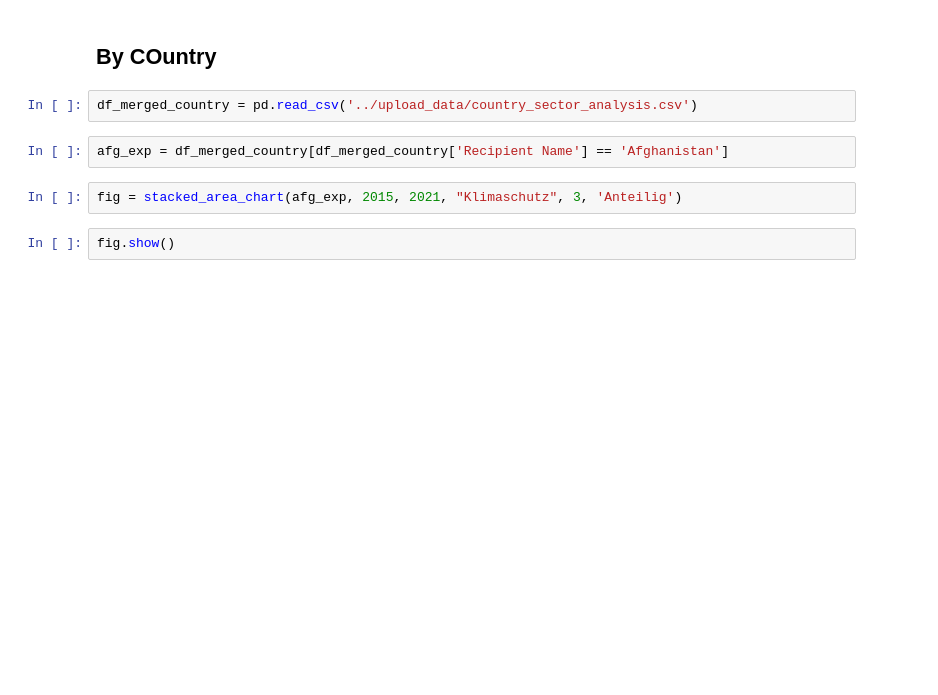
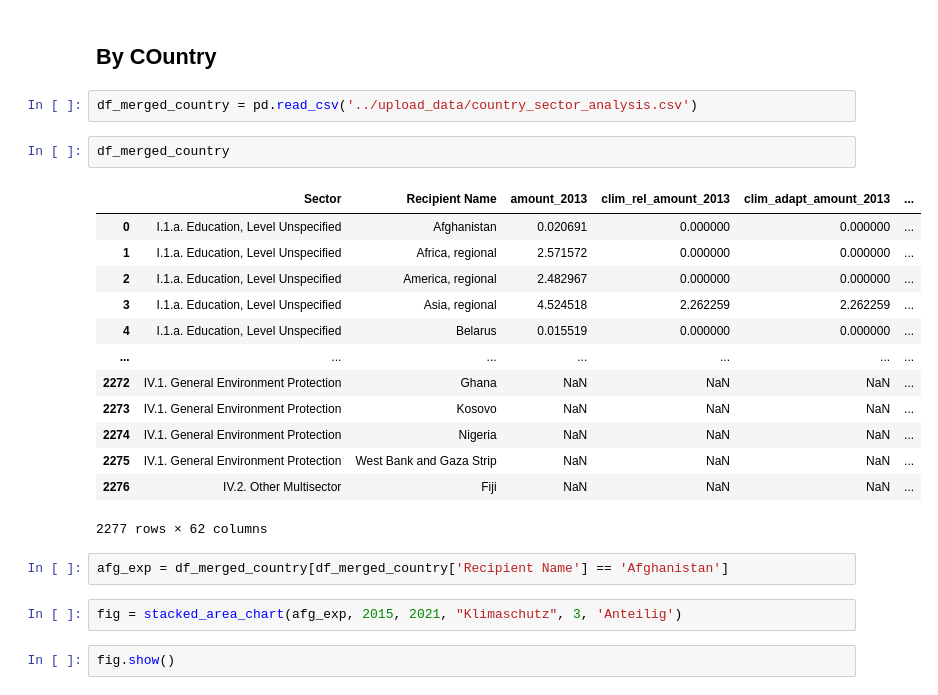
Before and after one commit to Samuel-Drewes/KlimaPortfolios, a Jupyter notebook: notebooks/clean.ipynb, the cells around one changed output. Cells and saved outputs as stored; diff of their text form; blank space fills up the shorter version.

```diff
--- a/notebooks/clean.ipynb
+++ b/notebooks/clean.ipynb
@@ -949,6 +949,22 @@ showfig.show()
 ## By COuntry
 # %%
 df_merged_country = pd.read_csv('../upload_data/country_sector_analysis.csv')
+# %%
+df_merged_country
+# %% [output]
+|  | Sector | Recipient Name | amount_2013 | clim_rel_amount_2013 | clim_adapt_amount_2013 | ... |
+| 0 | I.1.a. Education, Level Unspecified | Afghanistan | 0.020691 | 0.000000 | 0.000000 | ... |
+| 1 | I.1.a. Education, Level Unspecified | Africa, regional | 2.571572 | 0.000000 | 0.000000 | ... |
+| 2 | I.1.a. Education, Level Unspecified | America, regional | 2.482967 | 0.000000 | 0.000000 | ... |
+| 3 | I.1.a. Education, Level Unspecified | Asia, regional | 4.524518 | 2.262259 | 2.262259 | ... |
+| 4 | I.1.a. Education, Level Unspecified | Belarus | 0.015519 | 0.000000 | 0.000000 | ... |
+| ... | ... | ... | ... | ... | ... | ... |
+| 2272 | IV.1. General Environment Protection | Ghana | NaN | NaN | NaN | ... |
+| 2273 | IV.1. General Environment Protection | Kosovo | NaN | NaN | NaN | ... |
+| 2274 | IV.1. General Environment Protection | Nigeria | NaN | NaN | NaN | ... |
+| 2275 | IV.1. General Environment Protection | West Bank and Gaza Strip | NaN | NaN | NaN | ... |
+| 2276 | IV.2. Other Multisector | Fiji | NaN | NaN | NaN | ... |
+2277 rows × 62 columns
 # %%
 afg_exp = df_merged_country[df_merged_country['Recipient Name'] == 'Afghanistan']
 # %%
```
Also changed, not shown: 1 other file.
